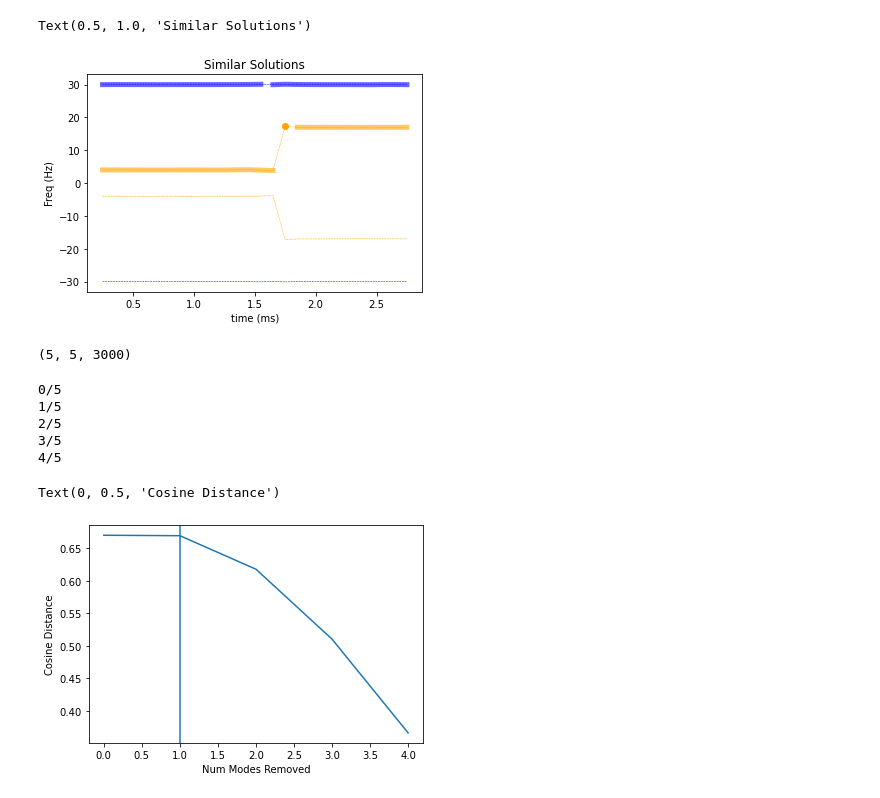
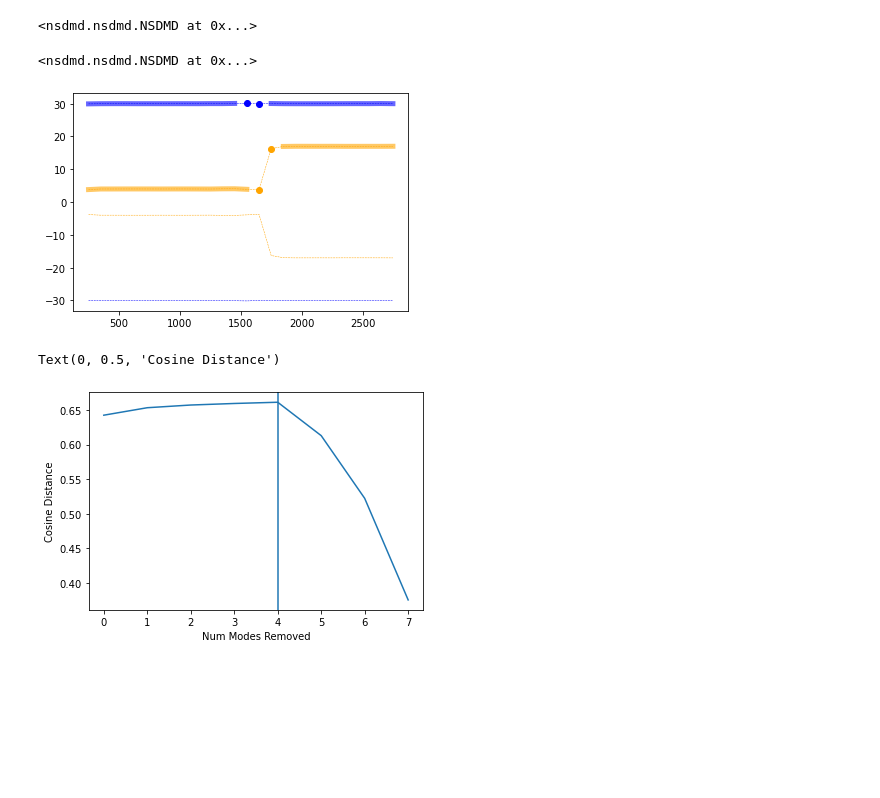
Before and after one commit to learning-2-learn/nsdmd, a Jupyter notebook: examples/two_network_demo.ipynb, the cells around one changed output. Drawn from its saved outputs; the diff is of its cells as text; code cells hidden in the pictures; blank space fills up the shorter version.

```diff
--- a/examples/two_network_demo.ipynb
+++ b/examples/two_network_demo.ipynb
@@ -63,7 +55,0 @@ x_extent = np.mean(t[windows], axis=1)
-# %%
-colors=['blue','orange','green','red']
-for j, i in enumerate(range(0,rank,2)):
-    plt.plot(x_extent, freqs[:,i], color=colors[j])
-plt.title('OPT-DMD')
-plt.xlabel('time (ms)')
-plt.ylabel('Freq (Hz)')
@@ -76,24 +56,24 @@ soln_r = np.transpose(soln, (1,0,2,3)).reshape((-1, soln.shape[2], soln.shape[3]
+# %%
+model = nsdmd.NSDMD(opt_rank=4, sim_thresh_phi_amp=0.98)
+model.fit_opt(x, t)
+# %% [output]
+<nsdmd.nsdmd.NSDMD at 0x...>
+# %%
+model.fit_reduction(x, t)
+# %% [output]
+<nsdmd.nsdmd.NSDMD at 0x...>
 # %%
-group_idx = nsdmd.group_by_similarity(freqs, phis, thresh_phi_amp=0.95)
+group_idx = nsdmd.group_by_similarity(model.freqs_, model.phis_, \
+                                      model.sim_thresh_freq, model.sim_thresh_phi_amp)
 
-sub_idx = []
-for i, groups in enumerate(group_idx):
-    for g in groups:
-        sub_idx.append(np.random.choice(g) + i*(group_idx[-2][-1][-1]+1))
-sub_idx = np.array(sub_idx)
-sub_idx = sub_idx[np.sum(np.sum(soln_r[sub_idx], axis=2), axis=1)!=0] #In case trivial solutions get through
-
-colors = ['blue', 'orange', 'green', 'red']
+x_extent = np.mean(model.windows_, axis=1)
+colors = ['blue', 'orange']
 for i in range(len(group_idx)):
-    plt.plot(x_extent, freqs[:,i], linestyle='dashed', color=colors[i//2], linewidth=0.5)
+    plt.plot(x_extent, model.freqs_[:,i], linestyle='dashed', color=colors[i//2], linewidth=0.5)
     for g in group_idx[i]:
         if(len(g)>1):
-            plt.plot(x_extent[g], freqs[g,i], color=colors[i//2], linewidth=5, alpha=0.6)
+            plt.plot(x_extent[g], model.freqs_[g,i], color=colors[i//2], linewidth=5, alpha=0.6)
         else:
-            plt.scatter(x_extent[g], freqs[g,i], color=colors[i//2])
-plt.xlabel('time (ms)')
-plt.ylabel('Freq (Hz)')
-plt.title('Similar Solutions')
+            plt.scatter(x_extent[g], model.freqs_[g,i], color=colors[i//2])
 # %% [output]
-Text(0.5, 1.0, 'Similar Solutions')
-[figure, old version]
+[figure, new version]
@@ -102,20 +80,8 @@ B,f = nsdmd.exact_Bf(x, soln_r[sub_idx])
-# %%
-B.shape
-# %% [output]
-(5, 5, 3000)
-# %%
-idx_all, total_error = nsdmd.exact_f_greedy(B,f,soln_r[sub_idx],x,30)
-# %% [output]
-0/5
-1/5
-2/5
-3/5
-4/5
 # %%
-plt.plot(total_error)
-plt.axvline(1)
+plt.plot(model.errors_)
+plt.axvline(4)
 plt.xlabel('Num Modes Removed')
 plt.ylabel('Cosine Distance')
 # %% [output]
 Text(0, 0.5, 'Cosine Distance')
-[figure, old version]
+[figure, new version]
```
Also changed, not shown: parts of 13 cells of this notebook, 2 other files.
